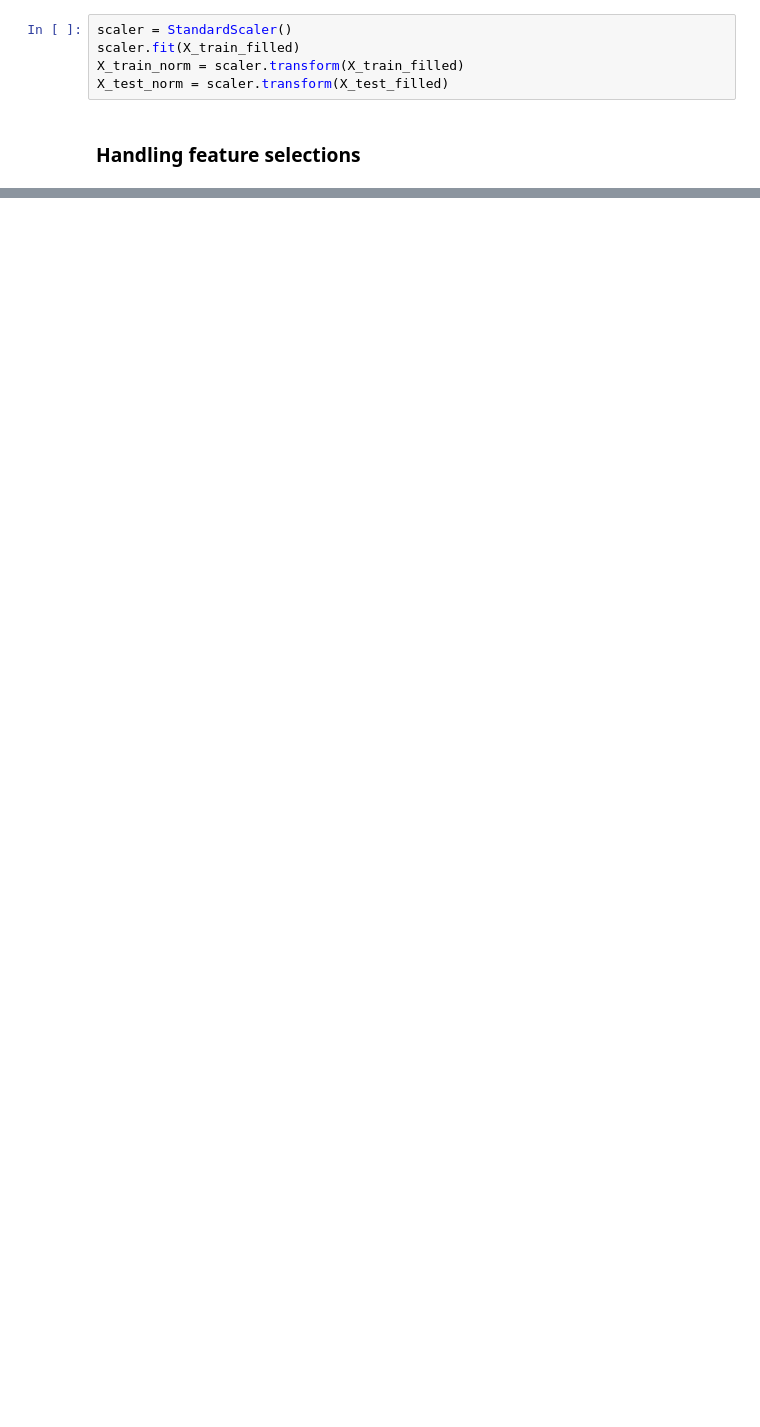
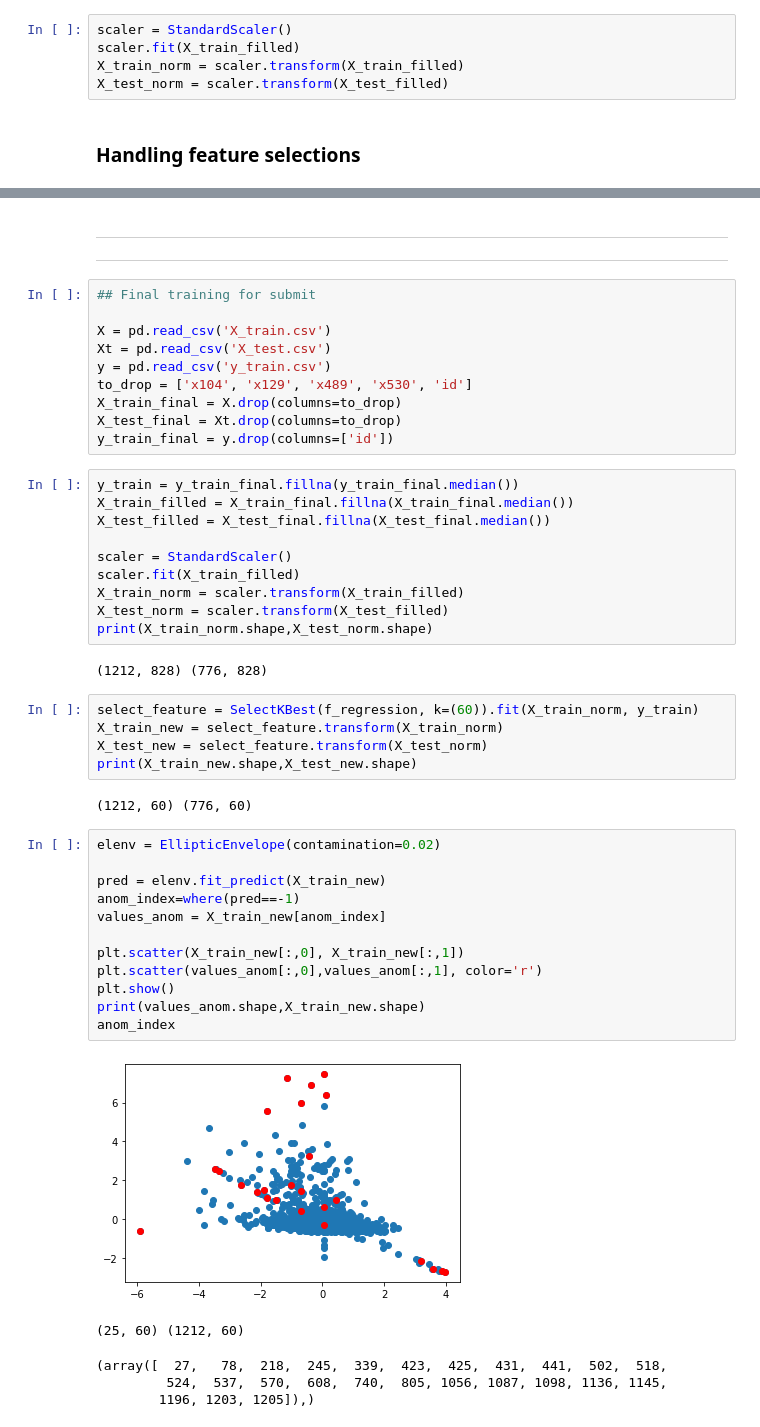
Before and after one commit to qglht/AML, a Jupyter notebook: Project1.ipynb, the cells around one changed output, grey strips where cells are left out. Cells and saved outputs as stored; diff of their text form; blank space fills up the shorter version.

```diff
--- a/Project1.ipynb
+++ b/Project1.ipynb
@@ -254,0 +218,51 @@ score
+# %% [markdown]
+-------------------------------------------------------------------------------------------------------------------------------------------------------------------------
+
+-------------------------------------------------------------------------------------------------------------------------------------------------------------------------
+# %%
+## Final training for submit
+
+X = pd.read_csv('X_train.csv')
+Xt = pd.read_csv('X_test.csv')
+y = pd.read_csv('y_train.csv')
+to_drop = ['x104', 'x129', 'x489', 'x530', 'id']
+X_train_final = X.drop(columns=to_drop)
+X_test_final = Xt.drop(columns=to_drop)
+y_train_final = y.drop(columns=['id'])
+# %%
+y_train = y_train_final.fillna(y_train_final.median())
+X_train_filled = X_train_final.fillna(X_train_final.median())
+X_test_filled = X_test_final.fillna(X_test_final.median())
+
+scaler = StandardScaler()
+scaler.fit(X_train_filled)
+X_train_norm = scaler.transform(X_train_filled)
+X_test_norm = scaler.transform(X_test_filled)
+print(X_train_norm.shape,X_test_norm.shape)
+# %% [output]
+(1212, 828) (776, 828)
+# %%
+select_feature = SelectKBest(f_regression, k=(60)).fit(X_train_norm, y_train)
+X_train_new = select_feature.transform(X_train_norm)
+X_test_new = select_feature.transform(X_test_norm)
+print(X_train_new.shape,X_test_new.shape)
+# %% [output]
+(1212, 60) (776, 60)
+# %%
+elenv = EllipticEnvelope(contamination=0.02)
+
+pred = elenv.fit_predict(X_train_new)
+anom_index=where(pred==-1)
+values_anom = X_train_new[anom_index]
+
+plt.scatter(X_train_new[:,0], X_train_new[:,1])
+plt.scatter(values_anom[:,0],values_anom[:,1], color='r')
+plt.show()
+print(values_anom.shape,X_train_new.shape)
+anom_index
+# %% [output]
+[figure, added]
+(25, 60) (1212, 60)
+(array([  27,   78,  218,  245,  339,  423,  425,  431,  441,  502,  518,
+         524,  537,  570,  608,  740,  805, 1056, 1087, 1098, 1136, 1145,
+        1196, 1203, 1205]),)
```
Also changed, not shown: parts of 28 cells of this notebook.
